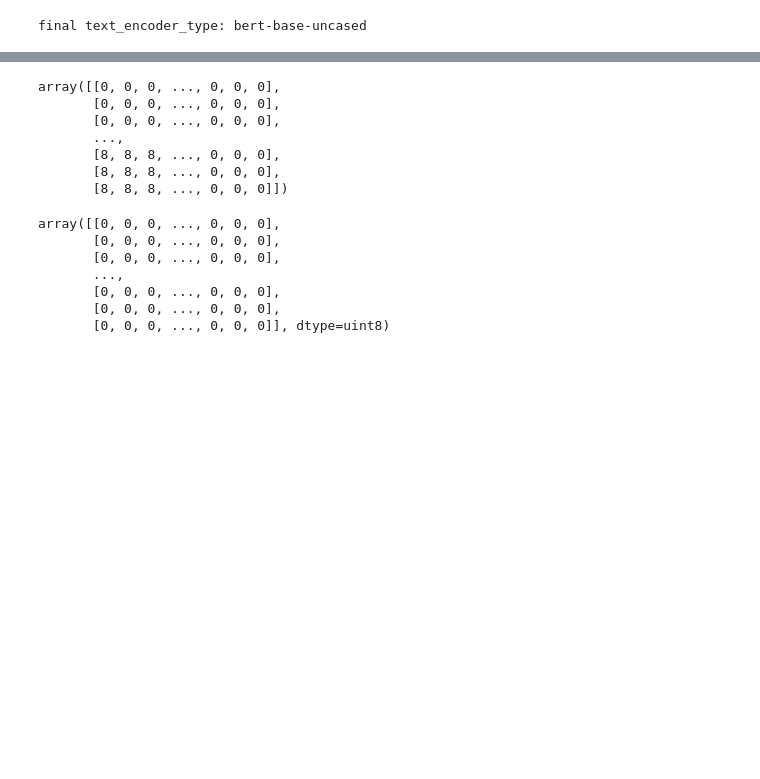
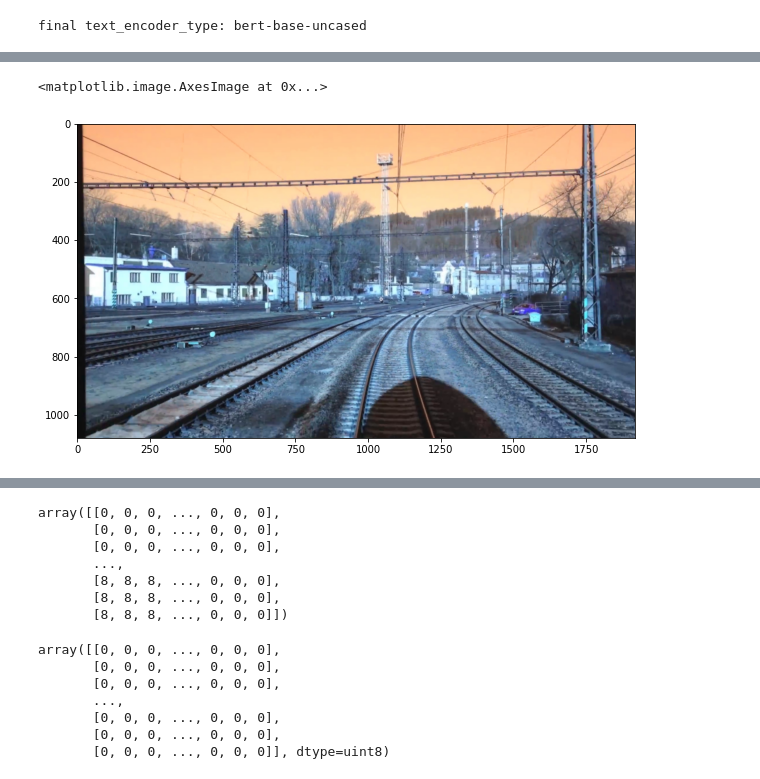
Before and after one commit to Aylin1/Railsem19, a Jupyter notebook: explore4.ipynb, the cells around one changed output, grey strips where cells are left out. Saved outputs shown, nothing was run; the diff lists cells and outputs as text; code cells hidden in the pictures; blank space fills up the shorter version.

```diff
--- a/explore4.ipynb
+++ b/explore4.ipynb
@@ -192,3 +144,9 @@ sam.show_anns(
+# %%
+plt.figure(figsize=(10,10))
+plt.imshow(im_jpg)
+# %% [output]
+<matplotlib.image.AxesImage at 0x...>
+[figure, added]
 # %%
 def combine_masks(masks):
     total_mask = tf.zeros_like(masks[0], dtype=tf.uint8)
```
Also changed, not shown: parts of 16 cells of this notebook.
